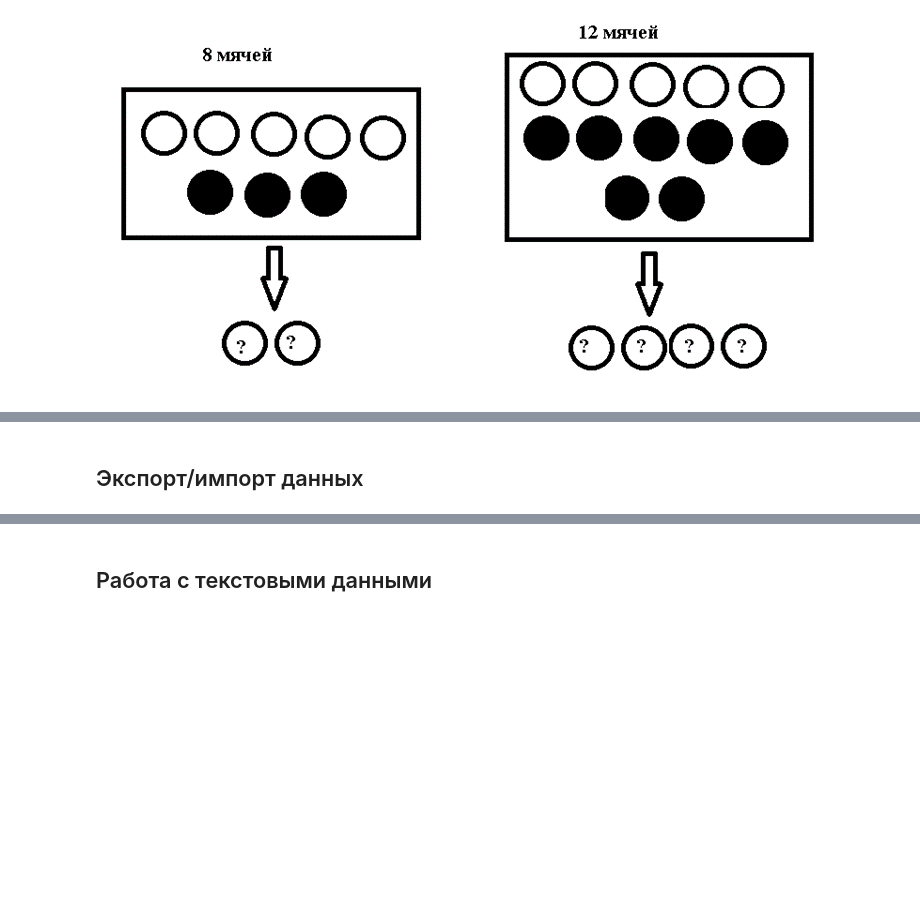
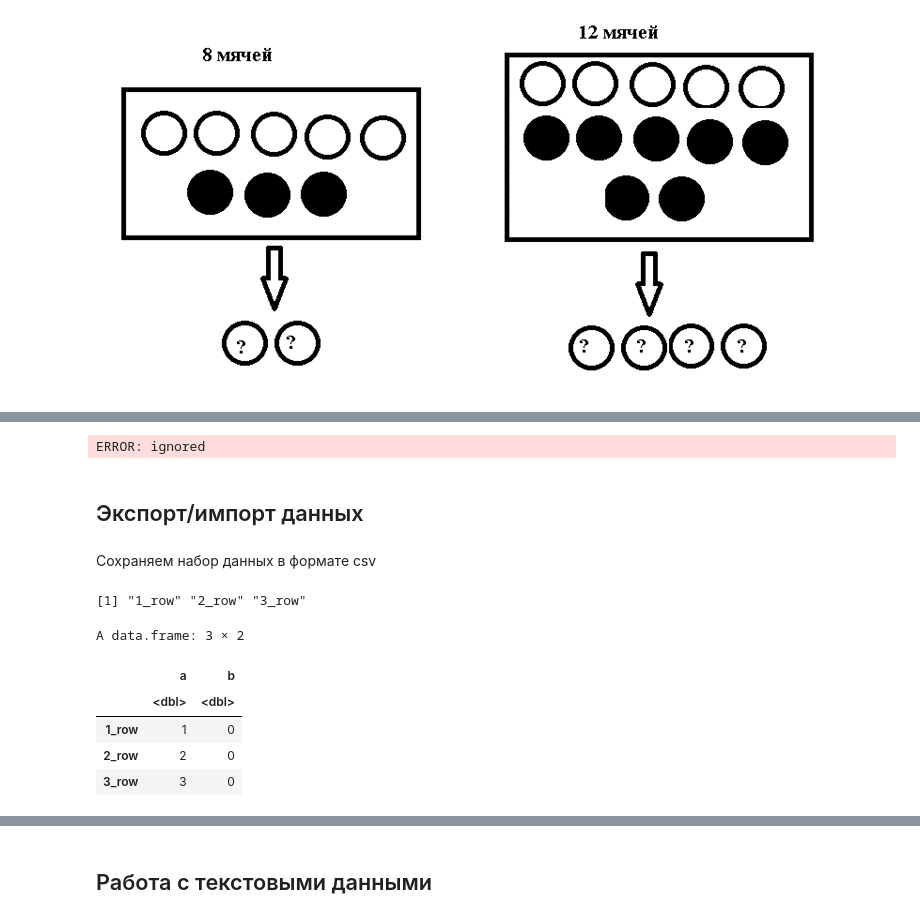
Before and after one commit to vit050587/R, a Jupyter notebook: lesson02.ipynb, the cells around one changed output, grey strips where cells are left out. Drawn from its saved outputs; the diff is of its cells as text; code cells hidden in the pictures; blank space fills up the shorter version.

```diff
--- a/lesson02.ipynb
+++ b/lesson02.ipynb
@@ -387,2 +411,25 @@ search()
+# %%
+iris %>% dim # оператор pipe
+# %% [output]
+ERROR: ignored
 # %% [markdown]
 ## Экспорт/импорт данных
+# %% [markdown]
+Сохраняем набор данных в формате csv
+# %%
+a<-c(1,2,3)
+b<-c(0,0,0)
+nm<-paste0(seq(1,3),"_","row")
+nm
+# %% [output]
+[1] "1_row" "2_row" "3_row"
+# %%
+df.1<-data.frame(a,b, row.names = nm)
+df.1
+# %% [output]
+A data.frame: 3 × 2
+|  | a | b |
+|  | <dbl> | <dbl> |
+| 1_row | 1 | 0 |
+| 2_row | 2 | 0 |
+| 3_row | 3 | 0 |
```
Also changed, not shown: parts of 11 cells of this notebook.
